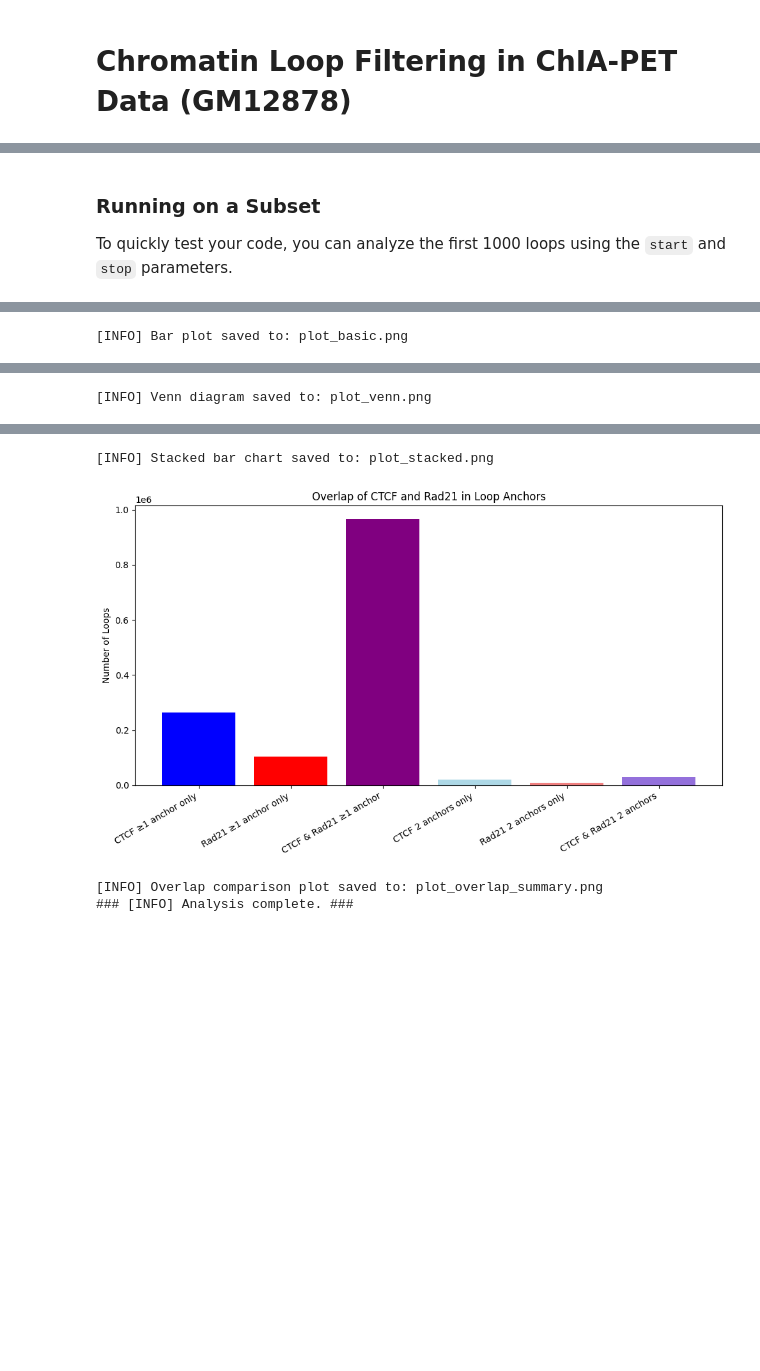
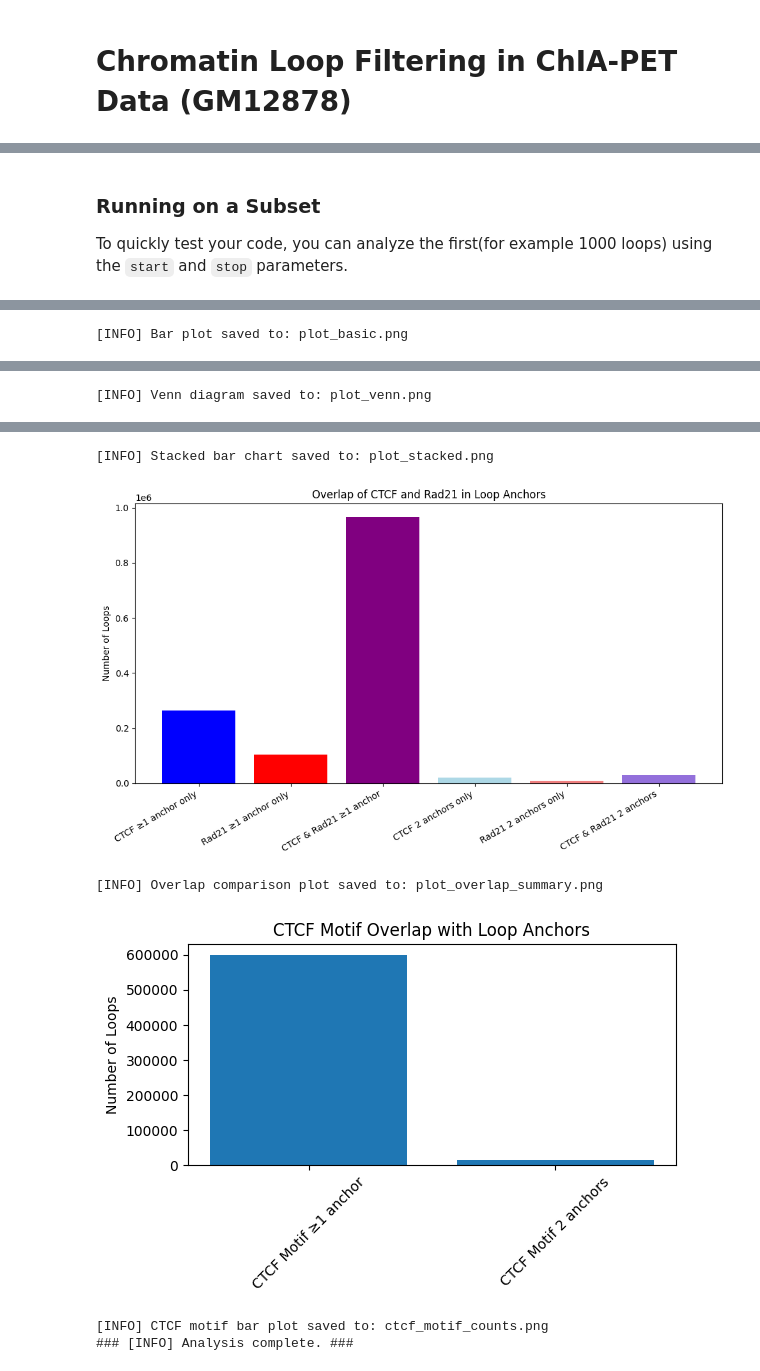
Before and after one commit to OganKuba/Genomics, a Jupyter notebook: raport_genomics_project1.ipynb, the cells around one changed output, grey strips where cells are left out. Cells and saved outputs as stored; diff of their text form; code cells hidden in the pictures; blank space fills up the shorter version.

```diff
--- a/raport_genomics_project1.ipynb
+++ b/raport_genomics_project1.ipynb
@@ -293,4 +420,18 @@ def plot_protein_overlap_summary(ctcf_1anchor, ctcf_2anchors, rad21_1anchor, rad
     plt.savefig(out_file)
     plt.show()
     print(f"[INFO] Overlap comparison plot saved to: {out_file}")
+
+def plot_ctcf_motif_counts(motif_1anchor, motif_2anchors, out_file="ctcf_motif_counts.png"):
+    labels = ["CTCF Motif ≥1 anchor", "CTCF Motif 2 anchors"]
+    sizes = [len(motif_1anchor), len(motif_2anchors)]
+
+    plt.figure(figsize=(6, 4))
+    plt.bar(labels, sizes)
+    plt.title("CTCF Motif Overlap with Loop Anchors")
+    plt.ylabel("Number of Loops")
+    plt.xticks(rotation=45)
+    plt.tight_layout()
+    plt.savefig(out_file)
+    plt.show()
+    print(f"[INFO] CTCF motif bar plot saved to: {out_file}")
 # %% [markdown]
@@ -300,5 +449,5 @@ The `process_chia_pet()` function ties everything together. You can adjust `star
 # %%
-def process_chia_pet(chia_file, ctcf_file, rad21_file,
+def process_chia_pet(chia_file, ctcf_file, rad21_file, ctcf_motif_path,
                      start=None, stop=None,
                      out_csv="chia_pet_annotated.csv",
                      out_plot="loop_categories_barplot.png"):
@@ -306,6 +455,7 @@ def process_chia_pet(chia_file, ctcf_file, rad21_file,
     chia_pet_df = load_bedpe(chia_file)
     ctcf_df = load_bed(ctcf_file)
     rad21_df = load_bed(rad21_file)
+    ctcf_motif_df = load_motif_bed(ctcf_motif_path)
 
     # Optional subset for testing
     if start is not None or stop is not None:
@@ -320,12 +470,17 @@ def process_chia_pet(chia_file, ctcf_file, rad21_file,
     anchor2_pyr = chia_pet_anchors_to_pyranges(chia_pet_df, anchor=2)
     ctcf_pyr = bed_df_to_pyranges(ctcf_df)
     rad21_pyr = bed_df_to_pyranges(rad21_df)
+    ctcf_motif_pyr = bed_df_to_pyranges(ctcf_motif_df)
+
 
     # Identify overlapping loops
     ctcf_anchor1 = find_loops_with_peak(anchor1_pyr, ctcf_pyr)
     ctcf_anchor2 = find_loops_with_peak(anchor2_pyr, ctcf_pyr)
     rad21_anchor1 = find_loops_with_peak(anchor1_pyr, rad21_pyr)
     rad21_anchor2 = find_loops_with_peak(anchor2_pyr, rad21_pyr)
+
+    motif_anchor1 = find_loops_with_peak(anchor1_pyr, ctcf_motif_pyr)
+    motif_anchor2 = find_loops_with_peak(anchor2_pyr, ctcf_motif_pyr)
 
     all_loops = set(chia_pet_df.index)
 
@@ -334,6 +489,9 @@ def process_chia_pet(chia_file, ctcf_file, rad21_file,
     ctcf_2anchors = ctcf_anchor1.intersection(ctcf_anchor2)
     rad21_1anchor = rad21_anchor1.union(rad21_anchor2)
     rad21_2anchors = rad21_anchor1.intersection(rad21_anchor2)
+
+    motif_1anchor = motif_anchor1.union(motif_anchor2)
+    motif_2anchors = motif_anchor1.intersection(motif_anchor2)
 
     # Overlap between CTCF and Rad21
     overlap_ctcf1_rad21_1 = ctcf_1anchor.intersection(rad21_1anchor)
@@ -348,6 +506,9 @@ def process_chia_pet(chia_file, ctcf_file, rad21_file,
     print("--------------------------------------------------")
     print(f"[INFO] Overlap: ≥1 CTCF & ≥1 Rad21 anchor : {len(overlap_ctcf1_rad21_1)}")
     print(f"[INFO] Overlap: 2 CTCF & 2 Rad21 anchors  : {len(overlap_ctcf2_rad21_2)}")
+    print("--------------------------------------------------")
+    print(f"Loops with ≥1 anchor having a CTCF motif: {len(motif_1anchor)}")
+    print(f"Loops with 2 anchors having a CTCF motif: {len(motif_2anchors)}")
 
     # Save annotated results
     annotate_and_save_results(
@@ -356,6 +517,12 @@ def process_chia_pet(chia_file, ctcf_file, rad21_file,
         rad21_anchor1, rad21_anchor2,
         out_csv
     )
+
+    # Save Motif results
+    chia_pet_df["CTCF_motif_1anchor"] = chia_pet_df.index.map(lambda i: i in motif_1anchor)
+    chia_pet_df["CTCF_motif_2anchors"] = chia_pet_df.index.map(lambda i: i in motif_2anchors)
+    chia_pet_df.to_csv("chia_pet_annotated_with_CTFCmotifs.csv", index=False)
+
 
     # Plot categories
     plot_basic_counts(ctcf_1anchor, ctcf_2anchors, rad21_1anchor, rad21_2anchors, "plot_basic.png")
@@ -371,19 +538,20 @@ def process_chia_pet(chia_file, ctcf_file, rad21_file,
         out_file="plot_overlap_summary.png"
     )
 
+    plot_ctcf_motif_counts(motif_1anchor, motif_2anchors)
 
 
     print("### [INFO] Analysis complete. ###")
 # %% [markdown]
 ### Running on a Subset
 
-To quickly test your code, you can analyze the first 1000 loops using the `start` and `stop` parameters.
+To quickly test your code, you can analyze the first(for example 1000 loops) using the `start` and `stop` parameters.
 # %%
-# Example: Run analysis on the first 1000 loops
 process_chia_pet(
     chia_file=chia_pet_path,
     ctcf_file=ctcf_path,
     rad21_file=rad21_path,
+    ctcf_motif_path=ctcf_motif_path,
     start=0,
     stop=None,
     out_csv="chia_pet_annotated_small.csv",
@@ -403,11 +574,13 @@ Number of loops for analysis: 5815083
 [INFO] Results with annotations saved to: chia_pet_annotated_small.csv
 [figure]
 [INFO] Bar plot saved to: plot_basic.png
 [figure]
 [INFO] Venn diagram saved to: plot_venn.png
 [figure]
 [INFO] Stacked bar chart saved to: plot_stacked.png
 [figure]
 [INFO] Overlap comparison plot saved to: plot_overlap_summary.png
-### [INFO] Analysis complete. ###
+[figure, added]
+[INFO] CTCF motif bar plot saved to: ctcf_motif_counts.png
+### [INFO] Analysis complete. ###
 # %% [markdown]
```
Also changed, not shown: parts of 19 cells of this notebook.
